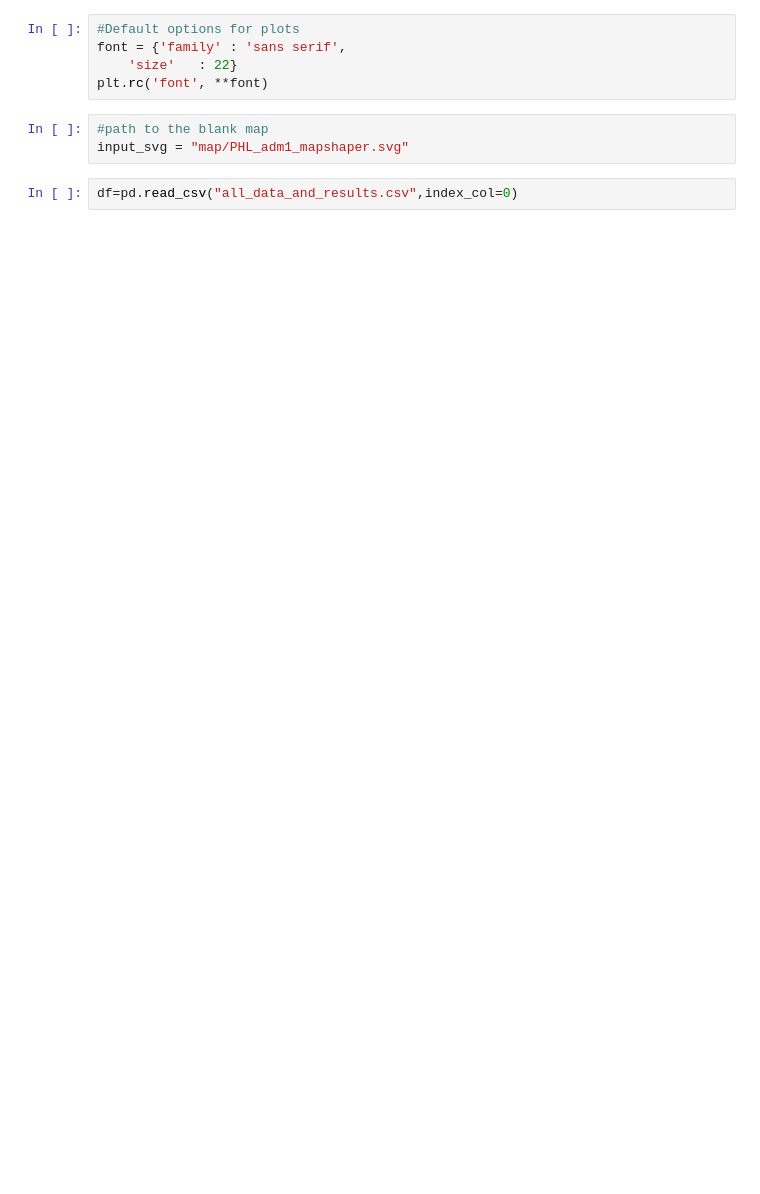
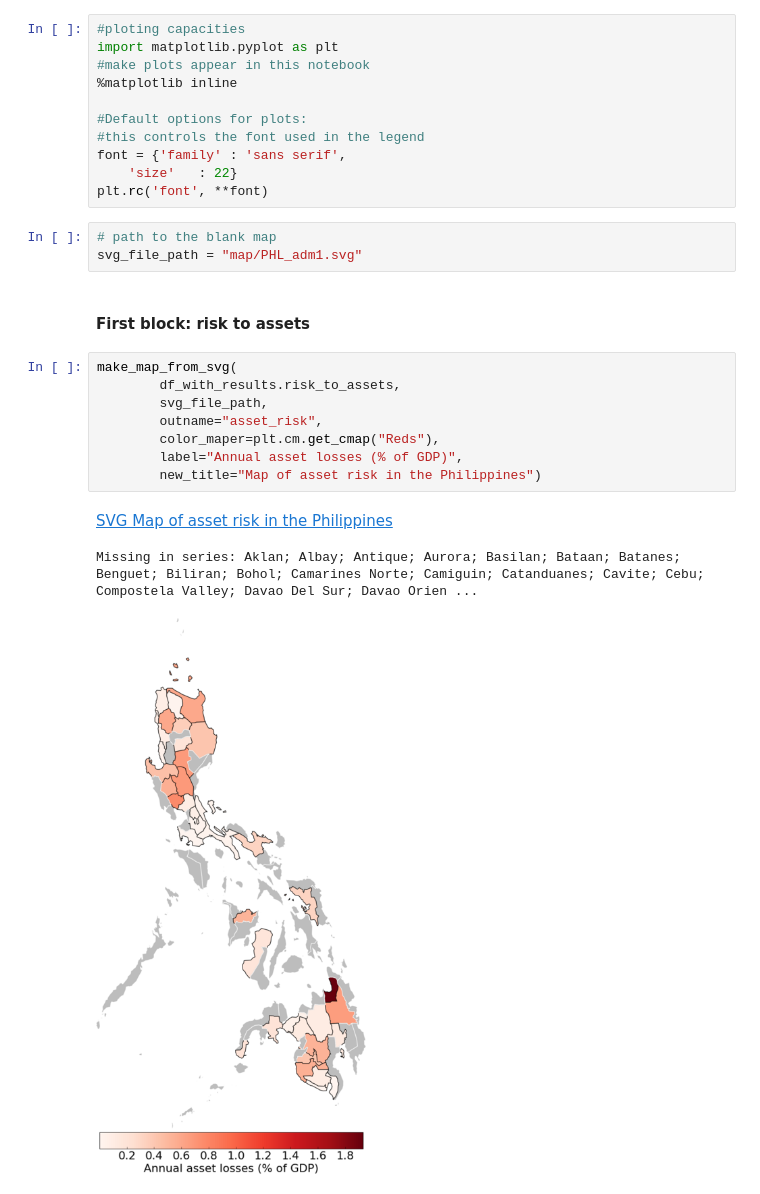
Before and after one commit to adrivsh/resilience_indicator_phl, a Jupyter notebook: draw_maps.ipynb, the cells around one changed output. Cells and saved outputs as stored; diff of their text form; blank space fills up the shorter version.

```diff
--- a/draw_maps.ipynb
+++ b/draw_maps.ipynb
@@ -12,10 +39,28 @@ import pandas as pd
 # %%
-#Default options for plots
+#ploting capacities
+import matplotlib.pyplot as plt
+#make plots appear in this notebook
+%matplotlib inline
+
+#Default options for plots:
+#this controls the font used in the legend
 font = {'family' : 'sans serif',
     'size'   : 22}
 plt.rc('font', **font)
 # %%
-#path to the blank map
-input_svg = "map/PHL_adm1_mapshaper.svg"
+# path to the blank map
+svg_file_path = "map/PHL_adm1.svg"
-# %%
-df=pd.read_csv("all_data_and_results.csv",index_col=0)
+# %% [markdown]
+#### First block: risk to assets
+# %%
+make_map_from_svg(
+        df_with_results.risk_to_assets,
+        svg_file_path,
+        outname="asset_risk",
+        color_maper=plt.cm.get_cmap("Reds"),
+        label="Annual asset losses (% of GDP)",
+        new_title="Map of asset risk in the Philippines")
+# %% [output]
+SVG Map of asset risk in the Philippines
+Missing in series: Aklan; Albay; Antique; Aurora; Basilan; Bataan; Batanes; Benguet; Biliran; Bohol; Camarines Norte; Camiguin; Catanduanes; Cavite; Cebu; Compostela Valley; Davao Del Sur; Davao Orien ...
+[figure, added]
```
Also changed, not shown: parts of 16 cells of this notebook, 7 other files.
